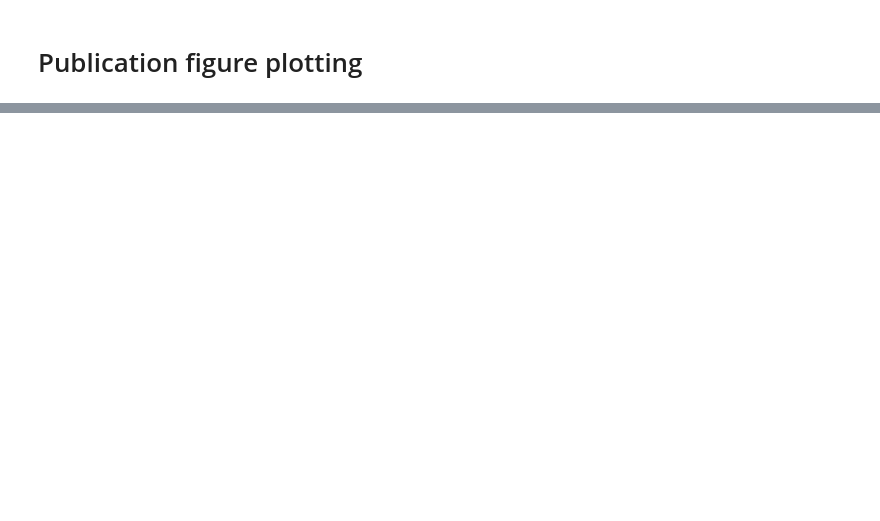
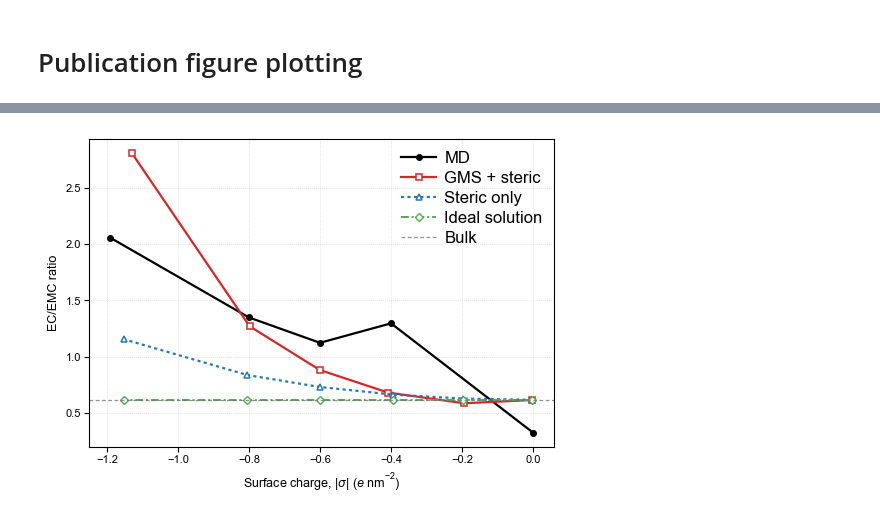
Before and after one commit to MSCE-Brown/gms-md-chemical-potentials, a Jupyter notebook: notebooks/LiPF6_EC_EMC_parameterization.ipynb.ipynb, the cells around one changed output, grey strips where cells are left out. Saved outputs shown, nothing was run; the diff lists cells and outputs as text; code cells hidden in the pictures; blank space fills up the shorter version.

```diff
--- a/notebooks/LiPF6_EC_EMC_parameterization.ipynb.ipynb
+++ b/notebooks/LiPF6_EC_EMC_parameterization.ipynb.ipynb
@@ -1521,0 +1412,95 @@ plt.show()
+# %%
+# plot panel D individually for better resolution
+fig, ax = plt.subplots(figsize=(6, 4))
+
+# 1. MD data
+ax.plot(
+    -df_md["Charge_Density_abs"],
+    df_md["Ratio_EC_EMC"],
+    marker="o",
+    markersize=4.4,
+    markerfacecolor="black",
+    markeredgecolor="black",
+    markeredgewidth=0.6,
+    color="black",
+    linestyle="-",
+    linewidth=1.6,
+    label="MD"
+)
+
+# 2. Full model
+if not df_full.empty:
+    ax.plot(
+        -df_full["sigma_abs"],
+        df_full["Ratio"],
+        marker="s",
+        markersize=4.4,
+        markerfacecolor="white",
+        markeredgecolor=COLORS["full"],
+        markeredgewidth=1.1,
+        color=COLORS["full"],
+        linestyle="-",
+        linewidth=1.6,
+        label="GMS + steric"
+    )
+
+# 3. Steric-only model
+if not df_steric.empty:
+    ax.plot(
+        -df_steric["sigma_abs"],
+        df_steric["Ratio"],
+        marker="^",
+        markersize=4.6,
+        markerfacecolor="white",
+        markeredgecolor=COLORS["steric"],
+        markeredgewidth=1.1,
+        color=COLORS["steric"],
+        linestyle=(0, (1.4, 1.5)),
+        linewidth=1.6,
+        label="Steric only"
+    )
+
+# 4. Ideal-solution model
+ax.plot(
+    -df_steric["sigma_abs"],
+    np.full_like(df_steric["sigma_abs"], bulk_ratio),
+    marker="D",
+    markersize=4.2,
+    markerfacecolor="white",
+    markeredgecolor=COLORS["ideal"],
+    markeredgewidth=1.0,
+    color=COLORS["ideal"],
+    linestyle=(0, (4, 1.5, 1, 1.5)),
+    linewidth=1.4,
+    label="Ideal solution"
+)
+
+# Bulk reference line
+ax.axhline(
+    bulk_ratio,
+    color=COLORS["gray"],
+    linestyle=(0, (3, 2)),
+    linewidth=0.9,
+    alpha=0.8,
+    label="Bulk"
+)
+
+ax.set_xlabel(r"Surface charge, $|\sigma|$ ($e$ nm$^{-2}$)")
+ax.set_ylabel("EC/EMC ratio")
+# ax.set_ylim(0, 2.1)
+
+# Again, the panel title can be moved to the caption.
+# ax.set_title("EC/EMC ratio in the negative EDL", pad=5)
+
+ax.legend(
+    # loc="upper left",
+    frameon=False,
+    labelspacing=0.30,
+    handlelength=2.1,
+    fontsize=12
+)
+
+style_axis(ax, grid=True)
+# add_panel_label(ax, "(d)")
+# %% [output]
+[figure, added]
```
Also changed, not shown: parts of 7 cells of this notebook, 9 other files.
